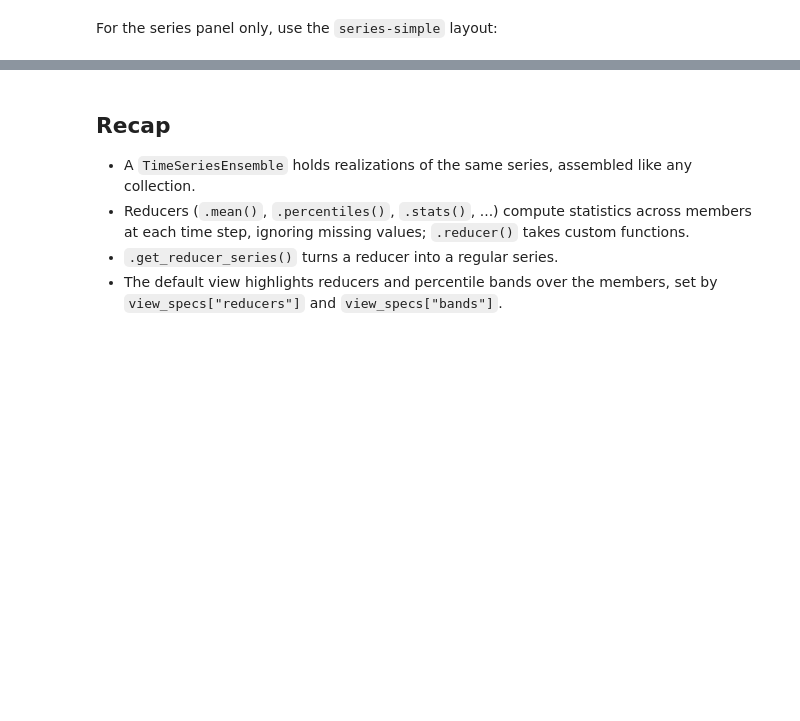
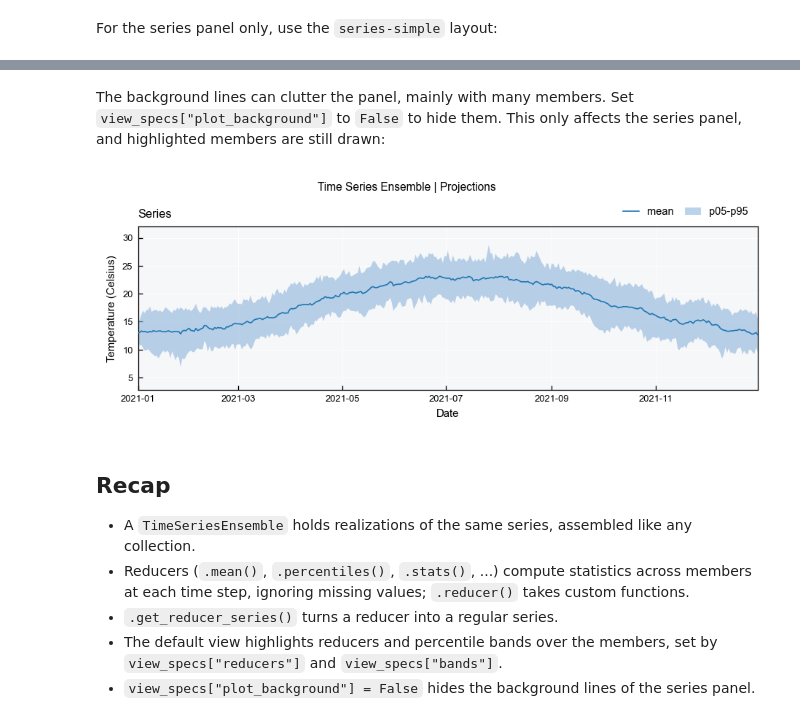
Before and after one commit to iporepos/plans, a Jupyter notebook: docs/tutorials/timeseries_10_ensemble.ipynb, the cells around one changed output, grey strips where cells are left out. Drawn from its saved outputs; the diff is of its cells as text; code cells hidden in the pictures; blank space fills up the shorter version.

```diff
--- a/docs/tutorials/timeseries_10_ensemble.ipynb
+++ b/docs/tutorials/timeseries_10_ensemble.ipynb
@@ -199,3 +199,10 @@ tse.view()
+# %% [markdown]
+The background lines can clutter the panel, mainly with many members. Set `view_specs["plot_background"]` to `False` to hide them. This only affects the series panel, and highlighted members are still drawn:
+# %%
+tse.view_specs["plot_background"] = False
+tse.view()
+# %% [output]
+[figure, added]
 # %% [markdown]
 ## Recap
 
@@ -203,3 +210,4 @@ tse.view()
 - Reducers (`.mean()`, `.percentiles()`, `.stats()`, ...) compute statistics across members at each time step, ignoring missing values; `.reducer()` takes custom functions.
 - `.get_reducer_series()` turns a reducer into a regular series.
 - The default view highlights reducers and percentile bands over the members, set by `view_specs["reducers"]` and `view_specs["bands"]`.
+- `view_specs["plot_background"] = False` hides the background lines of the series panel.
```
Also changed, not shown: parts of 4 cells of this notebook, 17 other files.
